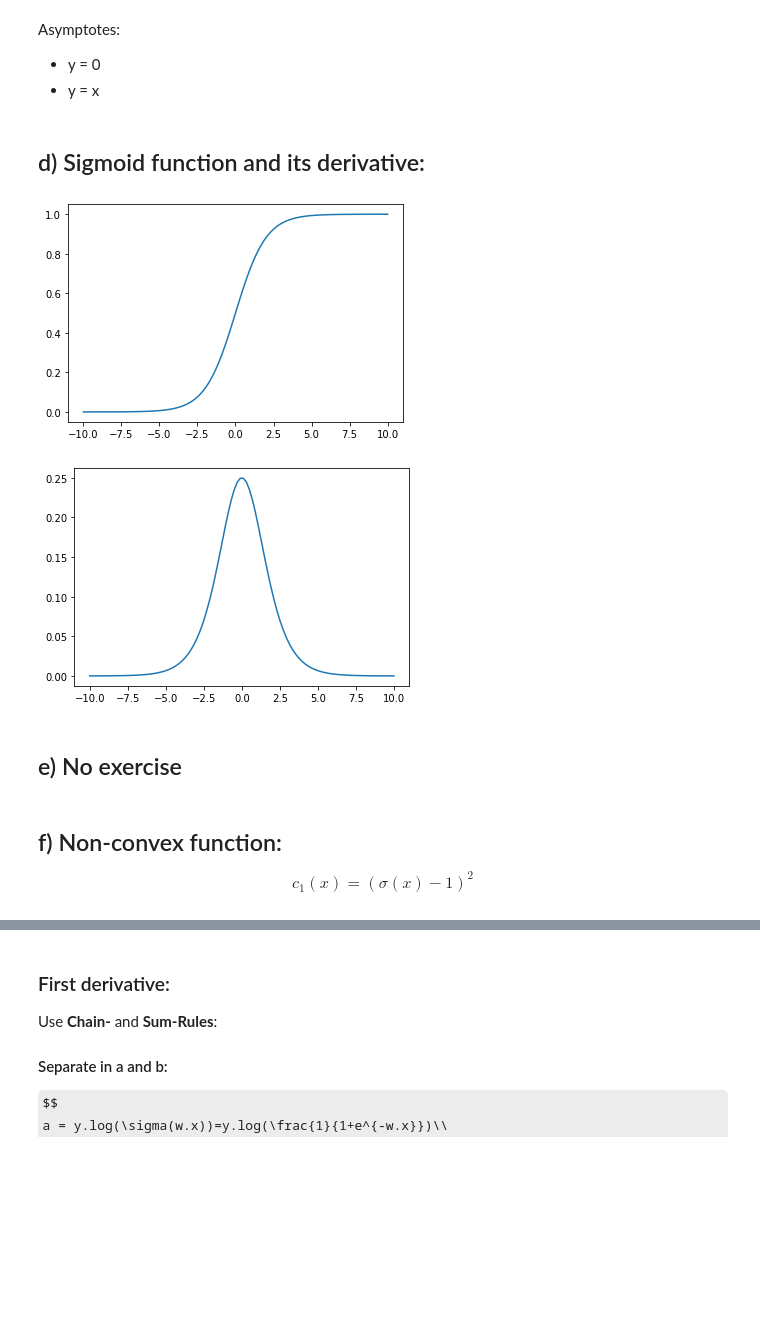
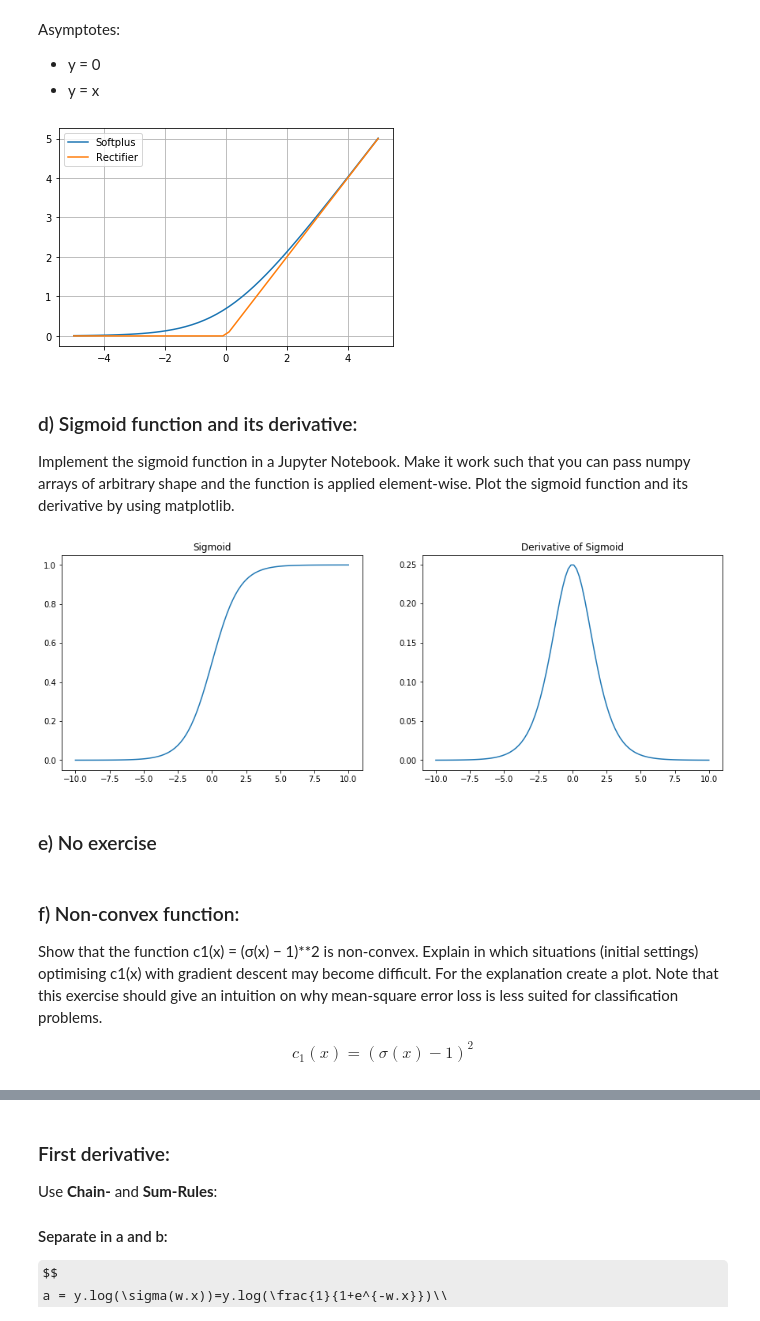
Before and after one commit to PatCH0816/TSM_DeLearn, a Jupyter notebook: exercises/exercise2/G11_exercise2_latex.ipynb, the cells around one changed output, grey strips where cells are left out. Drawn from its saved outputs; the diff is of its cells as text; code cells hidden in the pictures; some formulas as TeX source; blank space fills up the shorter version.

Commit message:
Small cleanup's on exercise 2 - latex version

```diff
--- a/exercises/exercise2/G11_exercise2_latex.ipynb
+++ b/exercises/exercise2/G11_exercise2_latex.ipynb
@@ -99,8 +99,34 @@ $$
 Asymptotes:
 - y = 0
 - y = x
-# %% [markdown]
-## d) Sigmoid function and its derivative:
+# %%
+def sigmoid(z):
+  return 1/(1+np.exp(-z))
+
+def softplus(z):
+  return -np.log(sigmoid(-z))
+
+def rectifier(z):
+  return np.maximum(0,z)
+# %%
+import numpy as np
+import matplotlib.pyplot as plt
+
+x = np.linspace(-5, 5, 50)
+
+plt.plot(x, softplus(x))
+plt.plot(x, rectifier(x))
+plt.legend(['Softplus', 'Rectifier'])
+
+plt.grid()
+plt.show()
+# %% [output]
+[figure, added]
+# %% [markdown]
+### d) Sigmoid function and its derivative:
+Implement the sigmoid function in a Jupyter Notebook. Make it work such that you can
+pass numpy arrays of arbitrary shape and the function is applied element-wise. Plot the
+sigmoid function and its derivative by using matplotlib.
 # %%
 import numpy as np
 
@@ -134,25 +160,36 @@ def d_sigmoid(x):
 # %%
 import matplotlib.pyplot as plt
 
 x = np.linspace(-10, 10, 100)
 y = sigmoid(x)
 
+plt.figure(figsize=(15,5))
+plt.subplot(1,2,1)
 plt.plot(x, y)
-plt.show()
+plt.title('Sigmoid')
 
 y1 = d_sigmoid(x)
+plt.subplot(1,2,2)
 plt.plot(x, y1)
+plt.title('Derivative of Sigmoid')
 plt.show()
 # %% [output]
-[figure, old version]
+[figure, new version]
-[figure, removed]
 # %% [markdown]
-## e) No exercise
+### e) No exercise
-# %% [markdown]
-## f) Non-convex function:
-$$
-c_1(x) =(\sigma(x)-1)^2
-$$
+# %% [markdown]
+### f) Non-convex function:
+Show that the function
+c1(x) = (σ(x) − 1)**2
+is non-convex.
+Explain in which situations (initial settings) optimising c1(x) with gradient descent may
+become difficult. For the explanation create a plot. Note that this exercise should give an
+intuition on why mean-square error loss is less suited for classification problems.
+
+
+$$
+c_1(x) =(\sigma(x)-1)^2
+$$
 # %%
 def c1(x):
     """
```
Also changed, not shown: parts of 14 cells of this notebook.
